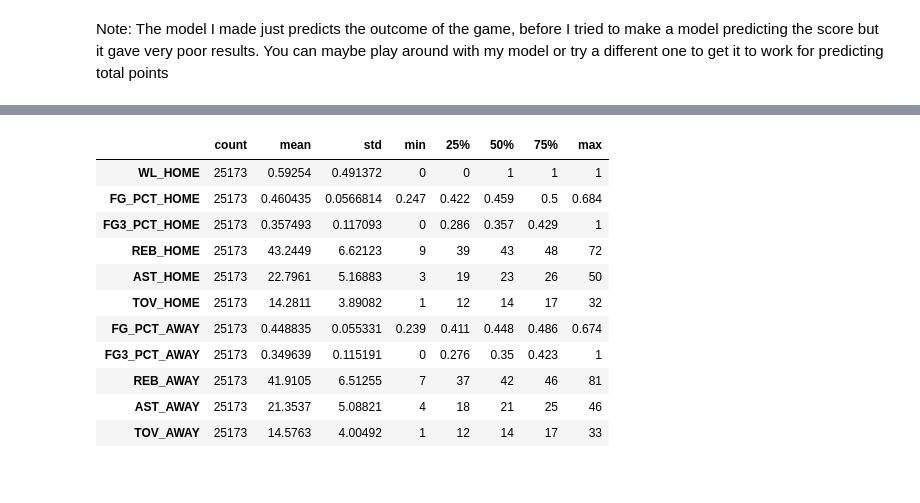
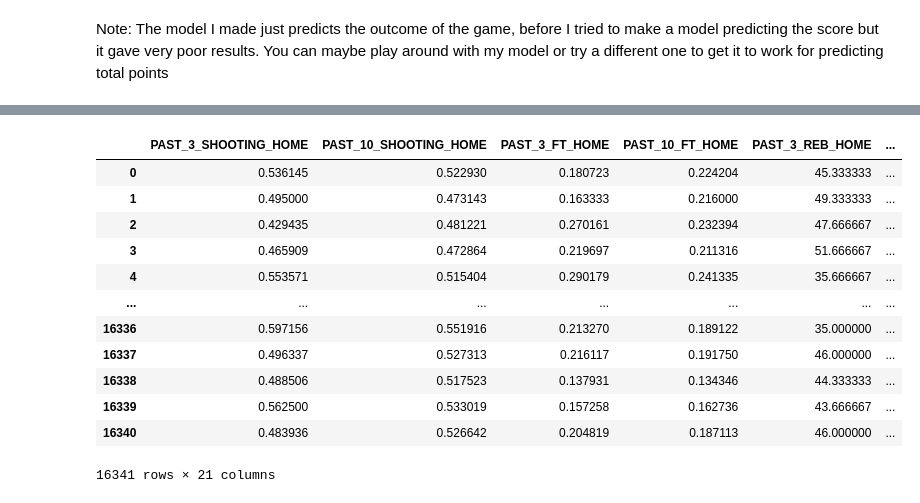
Before and after one commit to carsonmiiller/539_Project, a Jupyter notebook: ECE539_Project.ipynb, the cells around one changed output, grey strips where cells are left out. Drawn from its saved outputs; the diff is of its cells as text; code cells hidden in the pictures.

Commit message:
Updated model to fit new data, still might need some tweaks

```diff
--- a/ECE539_Project.ipynb
+++ b/ECE539_Project.ipynb
@@ -22,5 +20,8 @@ import sqlite3
 # %%
 # Download the file basketball.sqlite, I added it to the github. Change the line
 # below to whatever the filepath is where you save the file
-con = sqlite3.connect("/content/drive/My Drive/ECE539/basketball.sqlite")
-df = pd.read_sql_query("SELECT * from Game", con)
+#con = sqlite3.connect("/content/drive/My Drive/ECE539/basketball.sqlite")
+#df = pd.read_sql_query("SELECT * from Game", con)
+
+from google.colab import files
+files.upload()
@@ -26,0 +30,5 @@ df = pd.read_sql_query("SELECT * from Game", con)
+# %%
+# open the dataset
+with open('TRUE_FINAL_DATA.csv', 'r') as f:
+  df = pd.read_csv('TRUE_FINAL_DATA.csv')
+df
@@ -27,55 +49,49 @@ df = pd.read_sql_query("SELECT * from Game", con)
 # %%
 # Some data preprocessing, a lot of the older data has missing values or are too
 # far in the past to be a relevant predictor so I just took all the data for the
 # games from 2000 and on, it still gives a pretty good sample size
-n = 37275
-df = df.iloc[n:]
+#n = 37275
+#df = df.iloc[n:]
 
 # Extract the features we want for the model, these are the stats that I felt
 # are best to use. If you want to add any other features just add the name to
 # the list, you can use the kaggle link to the dataset to see the column names
-df = df[['WL_HOME', 'FG_PCT_HOME', 'FG3_PCT_HOME', 'REB_HOME', 'AST_HOME',
-       'TOV_HOME', 'FG_PCT_AWAY', 'FG3_PCT_AWAY', 'REB_AWAY', 'AST_AWAY',
-       'TOV_AWAY']]
+#features = ['PAST_3_SHOOTING_HOME', 'PAST_10_SHOOTING_HOME', 'PAST_3_FT_HOME', 'PAST_10_FT_HOME',
+#           'PAST_3_REB_HOME', 'PAST_10_REB_HOME', 'PAST_3_TOV_PCT_HOME', 'PAST_10_TOV_PCT_HOME',
+#           'PAST_3_SHOOTING_AWAY', 'PAST_10_SHOOTING_AWAY', 'PAST_3_FT_AWAY', 'PAST_10_FT_AWAY',
+#           'PAST_3_REB_AWAY', 'PAST_10_REB_AWAY', 'PAST_3_TOV_PCT_AWAY', 'PAST_10_TOV_PCT_AWAY',
+#            'PAST_3_PTS_HOME', 'PAST_10_PTS_HOME','PAST_3_PTS_AWAY', 'PAST_10_PTS_AWAY','WL_HOME']
 
+
+#df = pd.DataFrame(tmp, columns=features)
 # Several of the columns had their numbers in string format but needed to be
 # converted to float for the model to work. It was giving me an error trying to
 # convert from string to float, so the way around that I found was to convert to
 # an int, then convert all the columns to floats. I also converted the home W/L
 # to a 0 if its an L, 1 if its a W
 
+df['WL_HOME'] = df['WL_HOME'].replace(['W'],np.int64(1))
+df['WL_HOME'] = df['WL_HOME'].replace(['L'],np.int64(0))
+
 # Convert string values to ints
-for i in range(len(df)):
-  if(df.iat[i,0] == 'L'):
-    df.iat[i,0] = np.int64(0)
-  else:
-    df.iat[i,0] = np.int64(1)
-  df.iat[i,3] = np.int64(df.iat[i,3])
-  df.iat[i,4] = np.int64(df.iat[i,4])
-  df.iat[i,5] = np.int64(df.iat[i,5])
-  df.iat[i,8] = np.int64(df.iat[i,8])
-  df.iat[i,9] = np.int64(df.iat[i,9])
-  df.iat[i,10] = np.int64(df.iat[i,10])
+
 
 # Convert ints to floats
-df[['WL_HOME', 'FG_PCT_HOME', 'FG3_PCT_HOME', 'REB_HOME', 'AST_HOME',
-       'TOV_HOME', 'FG_PCT_AWAY', 'FG3_PCT_AWAY', 'REB_AWAY', 'AST_AWAY',
-       'TOV_AWAY']] = df[['WL_HOME', 'FG_PCT_HOME', 'FG3_PCT_HOME', 'REB_HOME', 'AST_HOME',
-       'TOV_HOME', 'FG_PCT_AWAY', 'FG3_PCT_AWAY', 'REB_AWAY', 'AST_AWAY',
-       'TOV_AWAY']].astype(float)
 
 # Display dataset statistics
-df.describe(include='all').apply(lambda s: s.apply(lambda x: format(x, 'g'))).transpose()
+df.describe(include='all').apply(lambda s: s.apply(lambda x: format(x))).transpose()
+df
 # %% [output]
-|  | count | mean | std | min | 25% | 50% | 75% | max |
-| WL_HOME | 25173 | 0.59254 | 0.491372 | 0 | 0 | 1 | 1 | 1 |
-| FG_PCT_HOME | 25173 | 0.460435 | 0.0566814 | 0.247 | 0.422 | 0.459 | 0.5 | 0.684 |
-| FG3_PCT_HOME | 25173 | 0.357493 | 0.117093 | 0 | 0.286 | 0.357 | 0.429 | 1 |
-| REB_HOME | 25173 | 43.2449 | 6.62123 | 9 | 39 | 43 | 48 | 72 |
-| AST_HOME | 25173 | 22.7961 | 5.16883 | 3 | 19 | 23 | 26 | 50 |
-| TOV_HOME | 25173 | 14.2811 | 3.89082 | 1 | 12 | 14 | 17 | 32 |
-| FG_PCT_AWAY | 25173 | 0.448835 | 0.055331 | 0.239 | 0.411 | 0.448 | 0.486 | 0.674 |
-| FG3_PCT_AWAY | 25173 | 0.349639 | 0.115191 | 0 | 0.276 | 0.35 | 0.423 | 1 |
-| REB_AWAY | 25173 | 41.9105 | 6.51255 | 7 | 37 | 42 | 46 | 81 |
-| AST_AWAY | 25173 | 21.3537 | 5.08821 | 4 | 18 | 21 | 25 | 46 |
-| TOV_AWAY | 25173 | 14.5763 | 4.00492 | 1 | 12 | 14 | 17 | 33 |
+|  | PAST_3_SHOOTING_HOME | PAST_10_SHOOTING_HOME | PAST_3_FT_HOME | PAST_10_FT_HOME | PAST_3_REB_HOME | ... |
+| 0 | 0.536145 | 0.522930 | 0.180723 | 0.224204 | 45.333333 | ... |
+| 1 | 0.495000 | 0.473143 | 0.163333 | 0.216000 | 49.333333 | ... |
+| 2 | 0.429435 | 0.481221 | 0.270161 | 0.232394 | 47.666667 | ... |
+| 3 | 0.465909 | 0.472864 | 0.219697 | 0.211316 | 51.666667 | ... |
+| 4 | 0.553571 | 0.515404 | 0.290179 | 0.241335 | 35.666667 | ... |
+| ... | ... | ... | ... | ... | ... | ... |
+| 16336 | 0.597156 | 0.551916 | 0.213270 | 0.189122 | 35.000000 | ... |
+| 16337 | 0.496337 | 0.527313 | 0.216117 | 0.191750 | 46.000000 | ... |
+| 16338 | 0.488506 | 0.517523 | 0.137931 | 0.134346 | 44.333333 | ... |
+| 16339 | 0.562500 | 0.533019 | 0.157258 | 0.162736 | 43.666667 | ... |
+| 16340 | 0.483936 | 0.526642 | 0.204819 | 0.187113 | 46.000000 | ... |
+16341 rows × 21 columns
```
Also changed, not shown: parts of 6 cells of this notebook.
